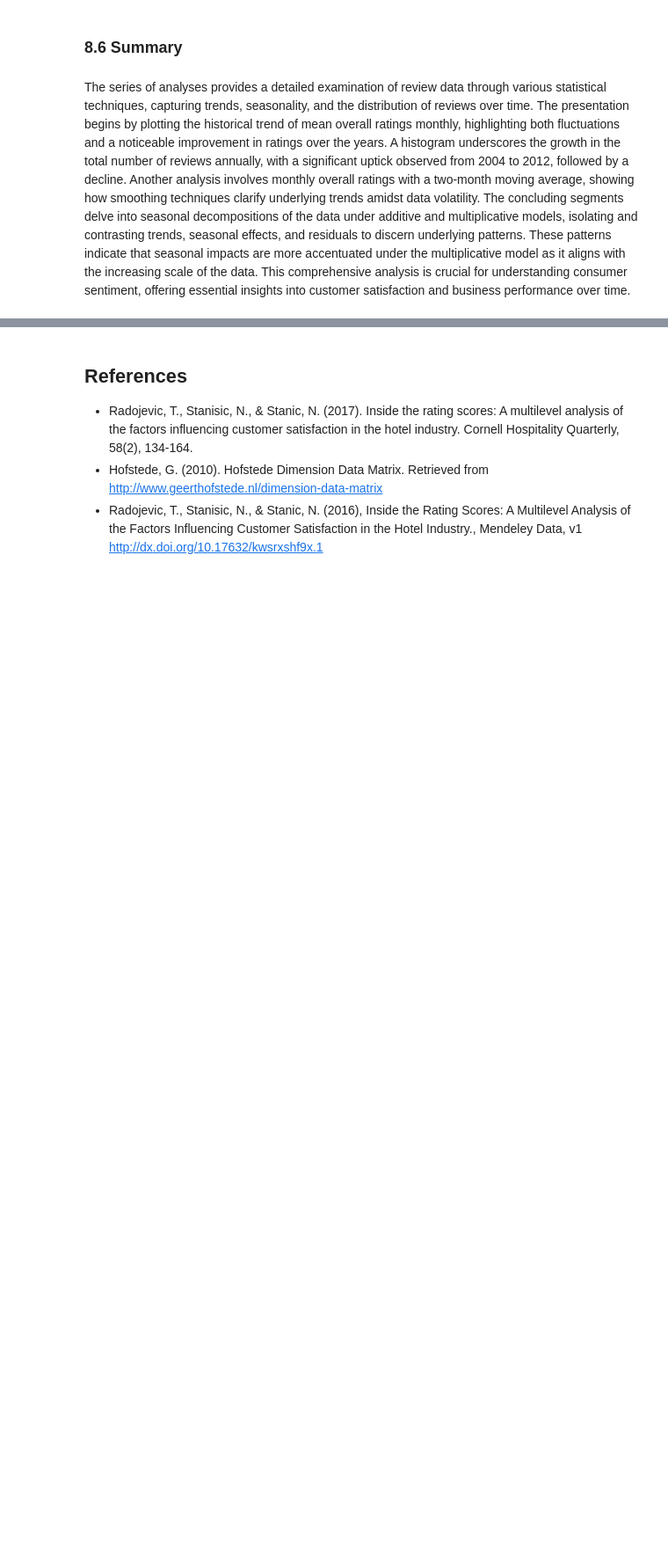
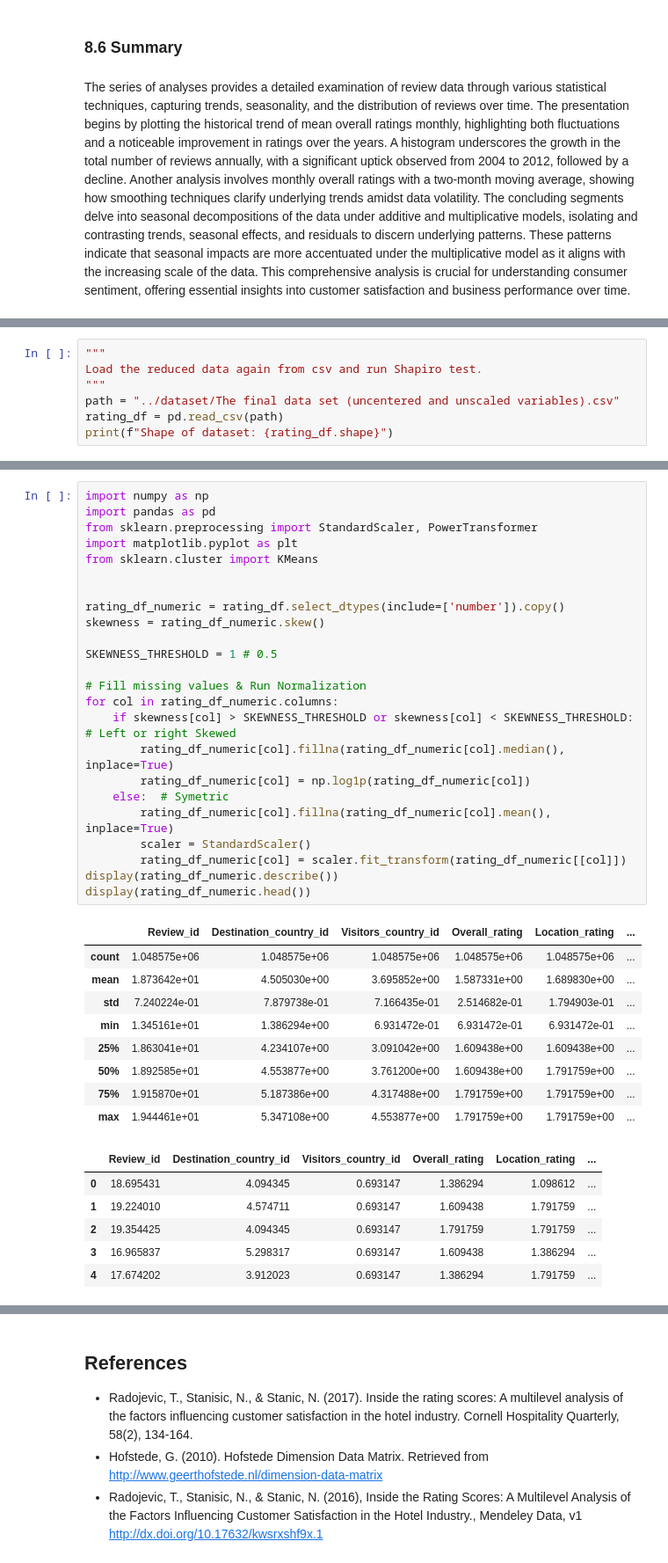
Before and after one commit to yceugene/DA_Proj_G7, a Jupyter notebook: src/main.ipynb, the cells around one changed output, grey strips where cells are left out. Shown at 88% size. Cells and saved outputs as stored; diff of their text form; blank space fills up the shorter version.

```diff
--- a/src/main.ipynb
+++ b/src/main.ipynb
@@ -1348,0 +1351,7 @@ The series of analyses provides a detailed examination of review data through va
+# %%
+"""
+Load the reduced data again from csv and run Shapiro test.
+"""
+path = "../dataset/The final data set (uncentered and unscaled variables).csv"
+rating_df = pd.read_csv(path)
+print(f"Shape of dataset: {rating_df.shape}")
@@ -1348,0 +1417,40 @@ The series of analyses provides a detailed examination of review data through va
+# %%
+import numpy as np
+import pandas as pd
+from sklearn.preprocessing import StandardScaler, PowerTransformer
+import matplotlib.pyplot as plt
+from sklearn.cluster import KMeans
+
+
+rating_df_numeric = rating_df.select_dtypes(include=['number']).copy()
+skewness = rating_df_numeric.skew()
+
+SKEWNESS_THRESHOLD = 1 # 0.5
+
+# Fill missing values & Run Normalization
+for col in rating_df_numeric.columns:
+    if skewness[col] > SKEWNESS_THRESHOLD or skewness[col] < SKEWNESS_THRESHOLD: # Left or right Skewed
+        rating_df_numeric[col].fillna(rating_df_numeric[col].median(), inplace=True)
+        rating_df_numeric[col] = np.log1p(rating_df_numeric[col])
+    else:  # Symetric
+        rating_df_numeric[col].fillna(rating_df_numeric[col].mean(), inplace=True)
+        scaler = StandardScaler()
+        rating_df_numeric[col] = scaler.fit_transform(rating_df_numeric[[col]])
+display(rating_df_numeric.describe())
+display(rating_df_numeric.head())
+# %% [output]
+|  | Review_id | Destination_country_id | Visitors_country_id | Overall_rating | Location_rating | ... |
+| count | 1.048575e+06 | 1.048575e+06 | 1.048575e+06 | 1.048575e+06 | 1.048575e+06 | ... |
+| mean | 1.873642e+01 | 4.505030e+00 | 3.695852e+00 | 1.587331e+00 | 1.689830e+00 | ... |
+| std | 7.240224e-01 | 7.879738e-01 | 7.166435e-01 | 2.514682e-01 | 1.794903e-01 | ... |
+| min | 1.345161e+01 | 1.386294e+00 | 6.931472e-01 | 6.931472e-01 | 6.931472e-01 | ... |
+| 25% | 1.863041e+01 | 4.234107e+00 | 3.091042e+00 | 1.609438e+00 | 1.609438e+00 | ... |
+| 50% | 1.892585e+01 | 4.553877e+00 | 3.761200e+00 | 1.609438e+00 | 1.791759e+00 | ... |
+| 75% | 1.915870e+01 | 5.187386e+00 | 4.317488e+00 | 1.791759e+00 | 1.791759e+00 | ... |
+| max | 1.944461e+01 | 5.347108e+00 | 4.553877e+00 | 1.791759e+00 | 1.791759e+00 | ... |
+|  | Review_id | Destination_country_id | Visitors_country_id | Overall_rating | Location_rating | ... |
+| 0 | 18.695431 | 4.094345 | 0.693147 | 1.386294 | 1.098612 | ... |
+| 1 | 19.224010 | 4.574711 | 0.693147 | 1.609438 | 1.791759 | ... |
+| 2 | 19.354425 | 4.094345 | 0.693147 | 1.791759 | 1.791759 | ... |
+| 3 | 16.965837 | 5.298317 | 0.693147 | 1.609438 | 1.386294 | ... |
+| 4 | 17.674202 | 3.912023 | 0.693147 | 1.386294 | 1.791759 | ... |
```
Also changed, not shown: parts of 7 cells of this notebook.
